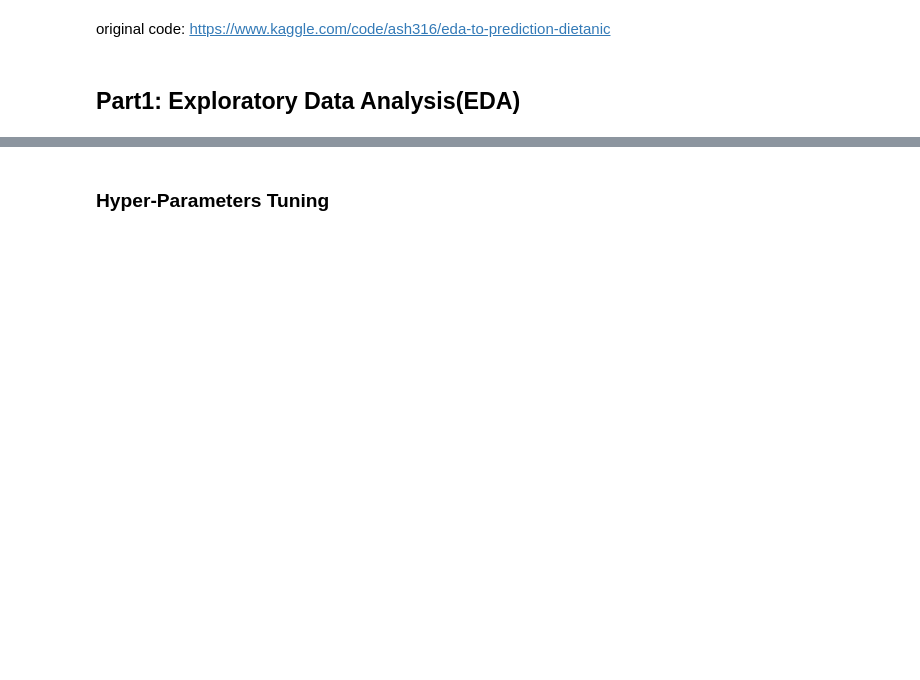
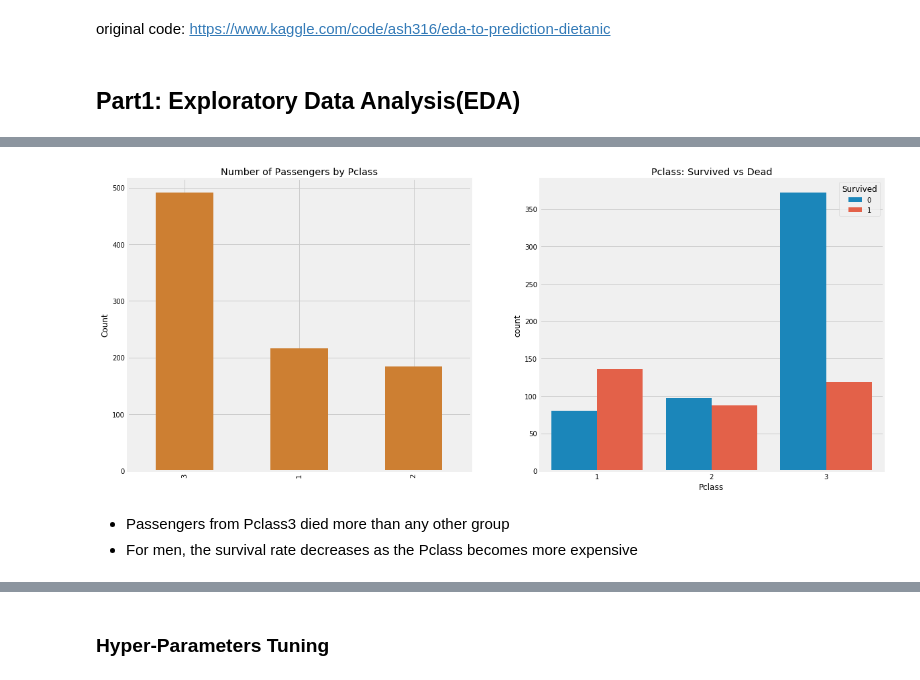
Before and after one commit to jhlee0637/Kaggle-Code-Replication, a Jupyter notebook: titanic-02.ipynb, the cells around one changed output, grey strips where cells are left out. Cells and saved outputs as stored; diff of their text form; code cells hidden in the pictures; blank space fills up the shorter version.

```diff
--- a/titanic-02.ipynb
+++ b/titanic-02.ipynb
@@ -456,8 +26,0 @@ data.groupby(['Fare_Range'])['Survived'].mean().to_frame().style.background_grad
-# %%
-#Keep Cateogrized with binning
-data['Fare_cat']=0
-
-data.loc[data['Fare'] <= 7.91,                               'Fare_cat'] = 0
-data.loc[(data['Fare'] >7.91)   & (data['Fare'] <= 14.454),  'Fare_cat'] = 1
-data.loc[(data['Fare'] >14.454) & (data['Fare'] <= 31),      'Fare_cat'] = 2
-data.loc[(data['Fare'] >31)     & (data['Fare'] <= 513.329), 'Fare_cat'] = 3
@@ -476,5 +26,0 @@ data['Initial'].replace(['Mr', 'Mrs', 'Miss', 'Master', 'Other'], [0,1,2,3,4], i
-# %%
-#Drop the unneeded features
-#(Name, Age, Ticket, Fare, Cabin, Fare_Range, PassengerId) will be dropped
-dropList=['Name', 'Age', 'Ticket', 'Fare', 'Cabin', 'Fare_Range', 'PassengerId']
-data.drop(dropList, axis=1, inplace=True)
@@ -720,0 +100,18 @@ plt.show()
+# %%
+#Visualize the categorial feature 'Pclass'
+f, ax = plt.subplots(1, 2, figsize=(18, 8))
+
+data['Pclass'].value_counts().plot.bar(color=['#CD7F32', '#FFDF00', '#D3D3D3'],ax=ax[0])
+ax[0].set_title('Number of Passengers by Pclass')
+ax[0].set_ylabel('Count')
+
+#relation to the target label 'Survived'
+sns.countplot('Pclass', hue='Survived', data=data, ax=ax[1])
+ax[1].set_title('Pclass: Survived vs Dead')
+
+plt.show()
+# %% [output]
+[figure, added]
+# %% [markdown]
+- Passengers from Pclass3 died more than any other group
+- For men, the survival rate decreases as the Pclass becomes more expensive
```
Also changed, not shown: parts of 145 cells of this notebook.
